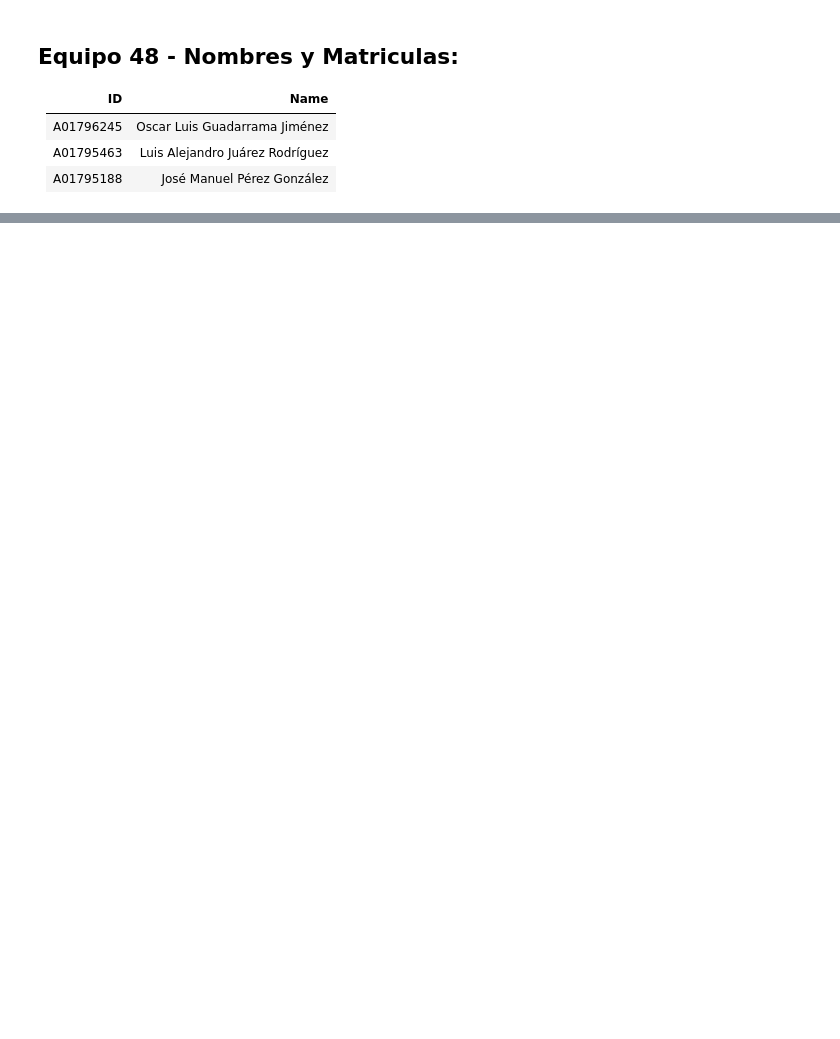
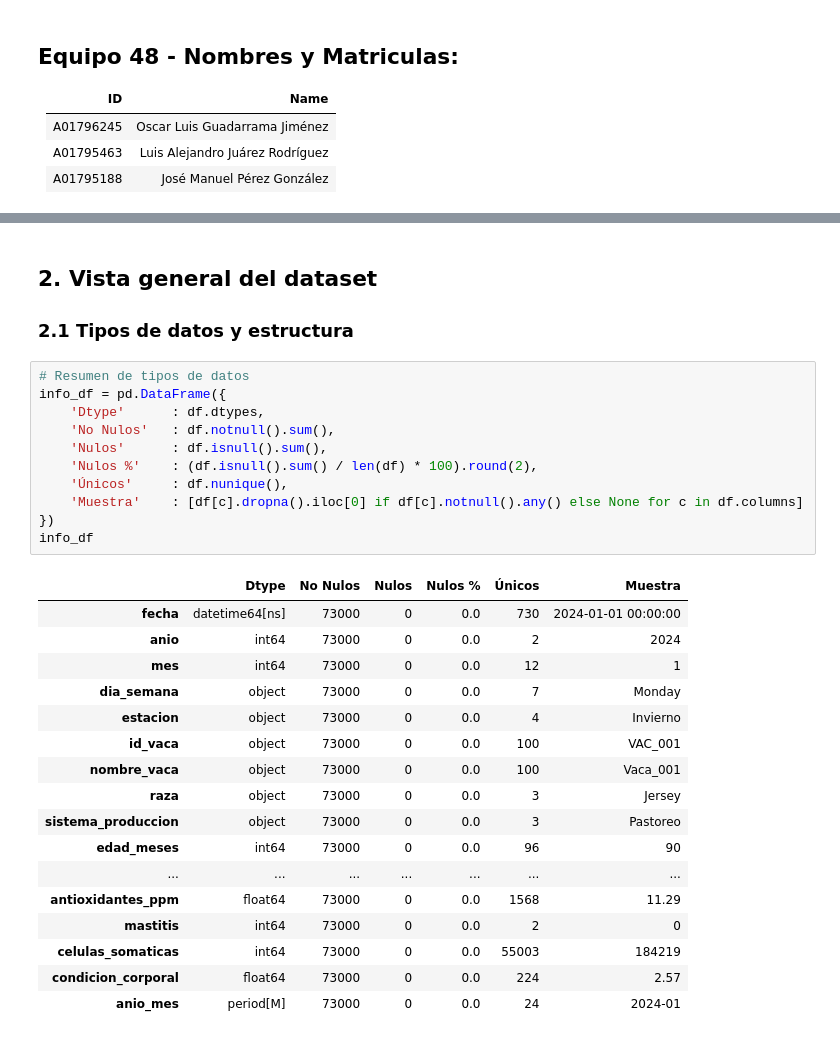
Before and after one commit to jperezg86/ml-nutraceuticos-ganado-lechero, a Jupyter notebook: notebooks/EDA_Metales_Pesados_Bovinos.ipynb, the cells around one changed output, grey strips where cells are left out. Cells and saved outputs as stored; diff of their text form; blank space fills up the shorter version.

```diff
--- a/notebooks/EDA_Metales_Pesados_Bovinos.ipynb
+++ b/notebooks/EDA_Metales_Pesados_Bovinos.ipynb
@@ -668,0 +89,32 @@ for f in sorted(OUT_PATH.iterdir()):
+# %% [markdown]
+## 2. Vista general del dataset
+### 2.1 Tipos de datos y estructura
+# %%
+# Resumen de tipos de datos
+info_df = pd.DataFrame({
+    'Dtype'      : df.dtypes,
+    'No Nulos'   : df.notnull().sum(),
+    'Nulos'      : df.isnull().sum(),
+    'Nulos %'    : (df.isnull().sum() / len(df) * 100).round(2),
+    'Únicos'     : df.nunique(),
+    'Muestra'    : [df[c].dropna().iloc[0] if df[c].notnull().any() else None for c in df.columns]
+})
+info_df
+# %% [output]
+|  | Dtype | No Nulos | Nulos | Nulos % | Únicos | Muestra |
+| fecha | datetime64[ns] | 73000 | 0 | 0.0 | 730 | 2024-01-01 00:00:00 |
+| anio | int64 | 73000 | 0 | 0.0 | 2 | 2024 |
+| mes | int64 | 73000 | 0 | 0.0 | 12 | 1 |
+| dia_semana | object | 73000 | 0 | 0.0 | 7 | Monday |
+| estacion | object | 73000 | 0 | 0.0 | 4 | Invierno |
+| id_vaca | object | 73000 | 0 | 0.0 | 100 | VAC_001 |
+| nombre_vaca | object | 73000 | 0 | 0.0 | 100 | Vaca_001 |
+| raza | object | 73000 | 0 | 0.0 | 3 | Jersey |
+| sistema_produccion | object | 73000 | 0 | 0.0 | 3 | Pastoreo |
+| edad_meses | int64 | 73000 | 0 | 0.0 | 96 | 90 |
+| ... | ... | ... | ... | ... | ... | ... |
+| antioxidantes_ppm | float64 | 73000 | 0 | 0.0 | 1568 | 11.29 |
+| mastitis | int64 | 73000 | 0 | 0.0 | 2 | 0 |
+| celulas_somaticas | int64 | 73000 | 0 | 0.0 | 55003 | 184219 |
+| condicion_corporal | float64 | 73000 | 0 | 0.0 | 224 | 2.57 |
+| anio_mes | period[M] | 73000 | 0 | 0.0 | 24 | 2024-01 |
```
Also changed, not shown: parts of 70 cells of this notebook, 5 other files.
